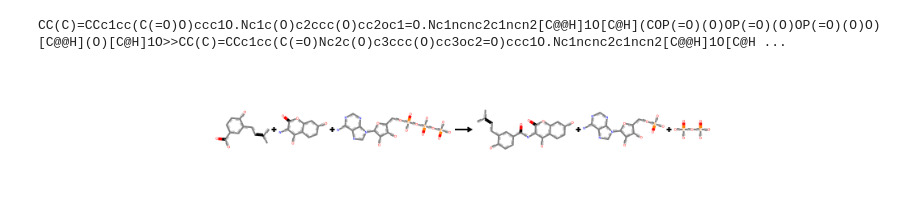
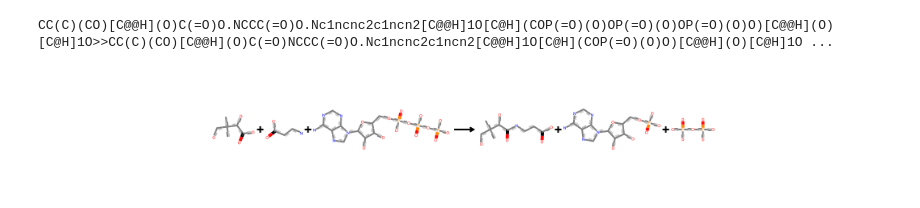
Before and after one commit to yashchainani21/RxnTools, a Jupyter notebook: notebooks/prototype_running_reaction.ipynb, the cells around one changed output. Cells and saved outputs as stored; diff of their text form; code cells hidden in the pictures.

```diff
--- a/notebooks/prototype_running_reaction.ipynb
+++ b/notebooks/prototype_running_reaction.ipynb
@@ -12,20 +12,20 @@ cofactors_df = pd.read_csv("../data/raw/all_cofactors.csv")
 KEGG_processed_df = pd.read_parquet("../data/processed/enzymemap_KEGG_JN_mapped_non_unique.parquet")
 # %%
 rule_ID = 'rule0067'
-rxn_idx = 1
+rxn_idx = 2
 example_rxn = KEGG_processed_df[KEGG_processed_df["top_mapped_operator"]==rule_ID]["unmapped"].to_list()[rxn_idx]
 print('')
 print(example_rxn)
 print('')
 display(AllChem.ReactionFromSmarts(example_rxn))
 
 rule_df = JN_rules_df
 rule_SMARTS: str = rule_df[rule_df["Name"]==rule_ID]["SMARTS"].values[0] # of the form 'Any.NAD_CoF>>Any;NADH_CoF'
 reactant_codes: str = rule_df[rule_df["Name"]==rule_ID]["Reactants"].values[0] # e.g., 'Any;NAD_CoF'
 product_codes: str = rule_df[rule_df["Name"]==rule_ID]["Products"].values[0] # e.g., 'Any;NADH_CoF'
 # %% [output]
-CC(C)=CCc1cc(C(=O)O)ccc1O.Nc1c(O)c2ccc(O)cc2oc1=O.Nc1ncnc2c1ncn2[C@@H]1O[C@H](COP(=O)(O)OP(=O)(O)OP(=O)(O)O)[C@@H](O)[C@H]1O>>CC(C)=CCc1cc(C(=O)Nc2c(O)c3ccc(O)cc3oc2=O)ccc1O.Nc1ncnc2c1ncn2[C@@H]1O[C@H ...
+CC(C)(CO)[C@@H](O)C(=O)O.NCCC(=O)O.Nc1ncnc2c1ncn2[C@@H]1O[C@H](COP(=O)(O)OP(=O)(O)OP(=O)(O)O)[C@@H](O)[C@H]1O>>CC(C)(CO)[C@@H](O)C(=O)NCCC(=O)O.Nc1ncnc2c1ncn2[C@@H]1O[C@H](COP(=O)(O)O)[C@@H](O)[C@H]1O ...
-[figure, old version]
+[figure, new version]
 # %%
 reactants_SMILES_list: List[str] = example_rxn.split(">>")[0].split(".")
 reactants_mols: List[Chem.Mol] = [Chem.MolFromSmiles(smiles) for smiles in reactants_SMILES_list]
```
Also changed, not shown: parts of 2 cells of this notebook.
